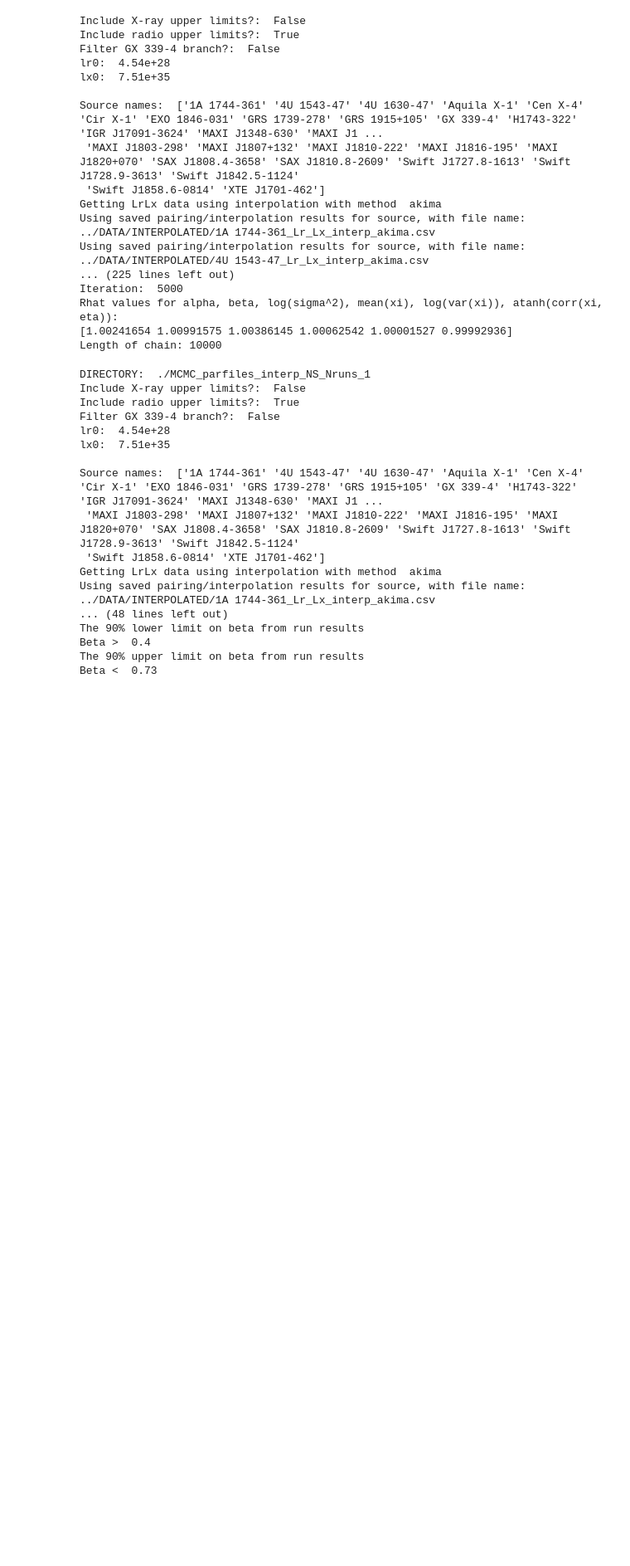
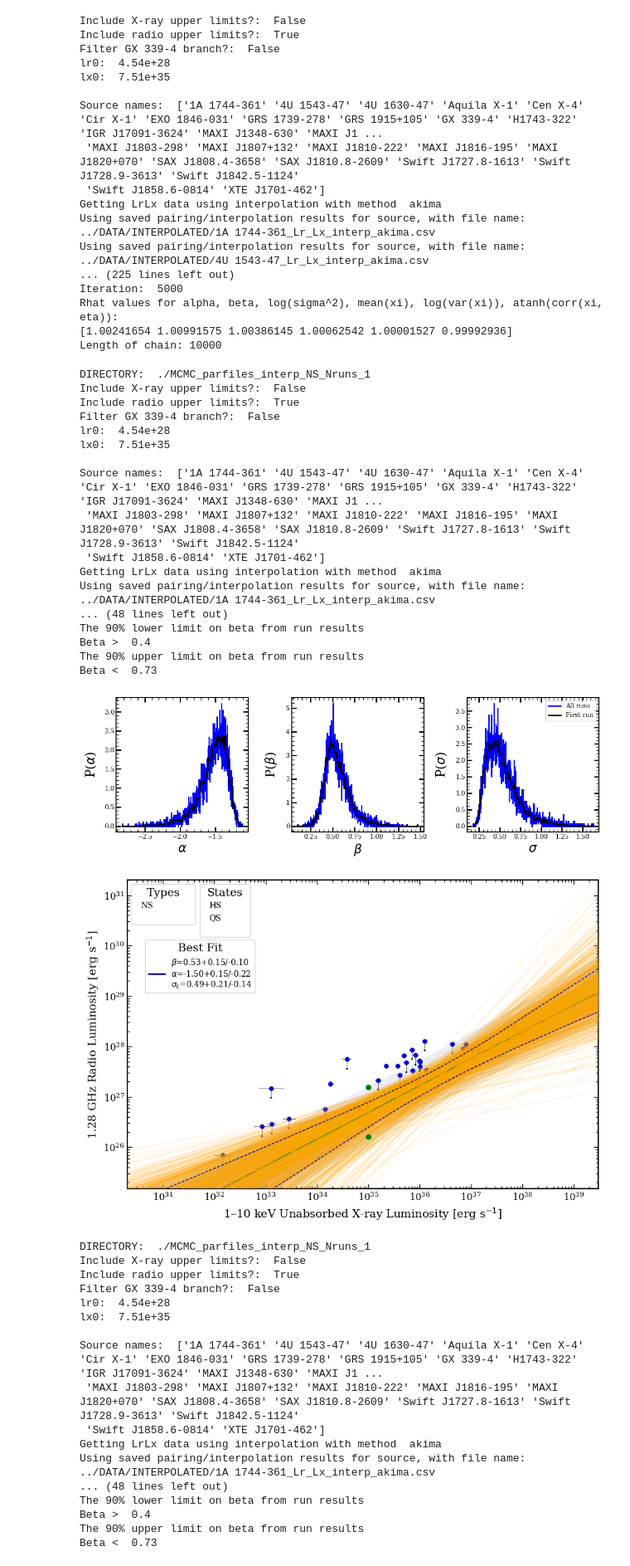
Before and after one commit to JustineCrook/Radio_X-ray_Plane_Paper_2026, a Jupyter notebook: 5_LIN_REG/2_linreg_all_NSs.ipynb, the cells around one changed output. Shown at 83% size. Saved outputs shown, nothing was run; the diff lists cells and outputs as text; code cells hidden in the pictures; blank space fills up the shorter version.

```diff
--- a/5_LIN_REG/2_linreg_all_NSs.ipynb
+++ b/5_LIN_REG/2_linreg_all_NSs.ipynb
@@ -31,6 +31,28 @@ Iteration:  5000
 Rhat values for alpha, beta, log(sigma^2), mean(xi), log(var(xi)), atanh(corr(xi, eta)):
 [1.00241654 1.00991575 1.00386145 1.00062542 1.00001527 0.99992936]
 Length of chain: 10000
+# %%
+linmix_results(N_runs=1, interp= True, type_source="NS")
+# %% [output]
+DIRECTORY:  ./MCMC_parfiles_interp_NS_Nruns_1
+Include X-ray upper limits?:  False
+Include radio upper limits?:  True
+Filter GX 339-4 branch?:  False
+lr0:  4.54e+28
+lx0:  7.51e+35
+
+Source names:  ['1A 1744-361' '4U 1543-47' '4U 1630-47' 'Aquila X-1' 'Cen X-4' 'Cir X-1' 'EXO 1846-031' 'GRS 1739-278' 'GRS 1915+105' 'GX 339-4' 'H1743-322' 'IGR J17091-3624' 'MAXI J1348-630' 'MAXI J1 ...
+ 'MAXI J1803-298' 'MAXI J1807+132' 'MAXI J1810-222' 'MAXI J1816-195' 'MAXI J1820+070' 'SAX J1808.4-3658' 'SAX J1810.8-2609' 'Swift J1727.8-1613' 'Swift J1728.9-3613' 'Swift J1842.5-1124'
+ 'Swift J1858.6-0814' 'XTE J1701-462']
+Getting LrLx data using interpolation with method  akima
+Using saved pairing/interpolation results for source, with file name:  ../DATA/INTERPOLATED/1A 1744-361_Lr_Lx_interp_akima.csv
+... (48 lines left out)
+The 90% lower limit on beta from run results
+Beta >  0.4
+The 90% upper limit on beta from run results
+Beta <  0.73
+[figure, added]
+[figure, added]
 # %%
 linmix_results(N_runs=1, interp= True, type_source="NS")
 # %% [output]
```
Also changed, not shown: 5 other files.
